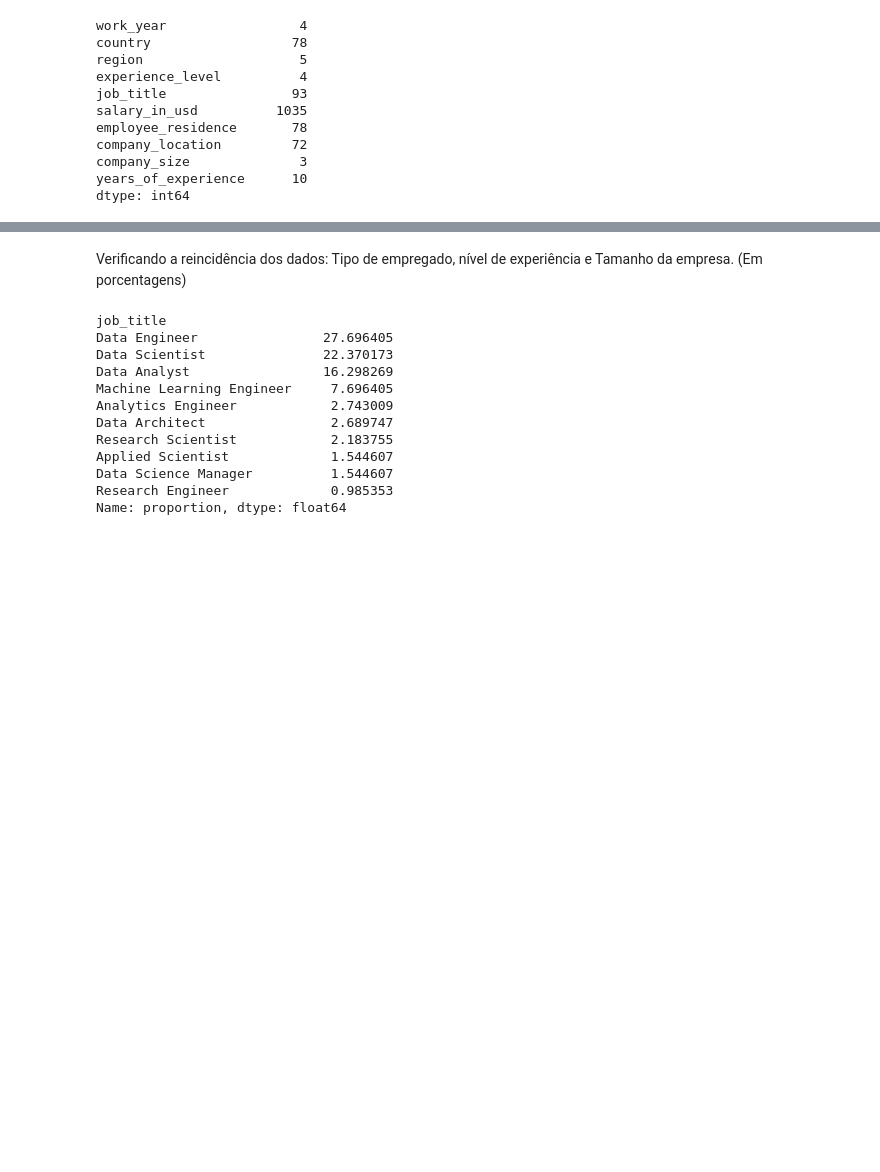
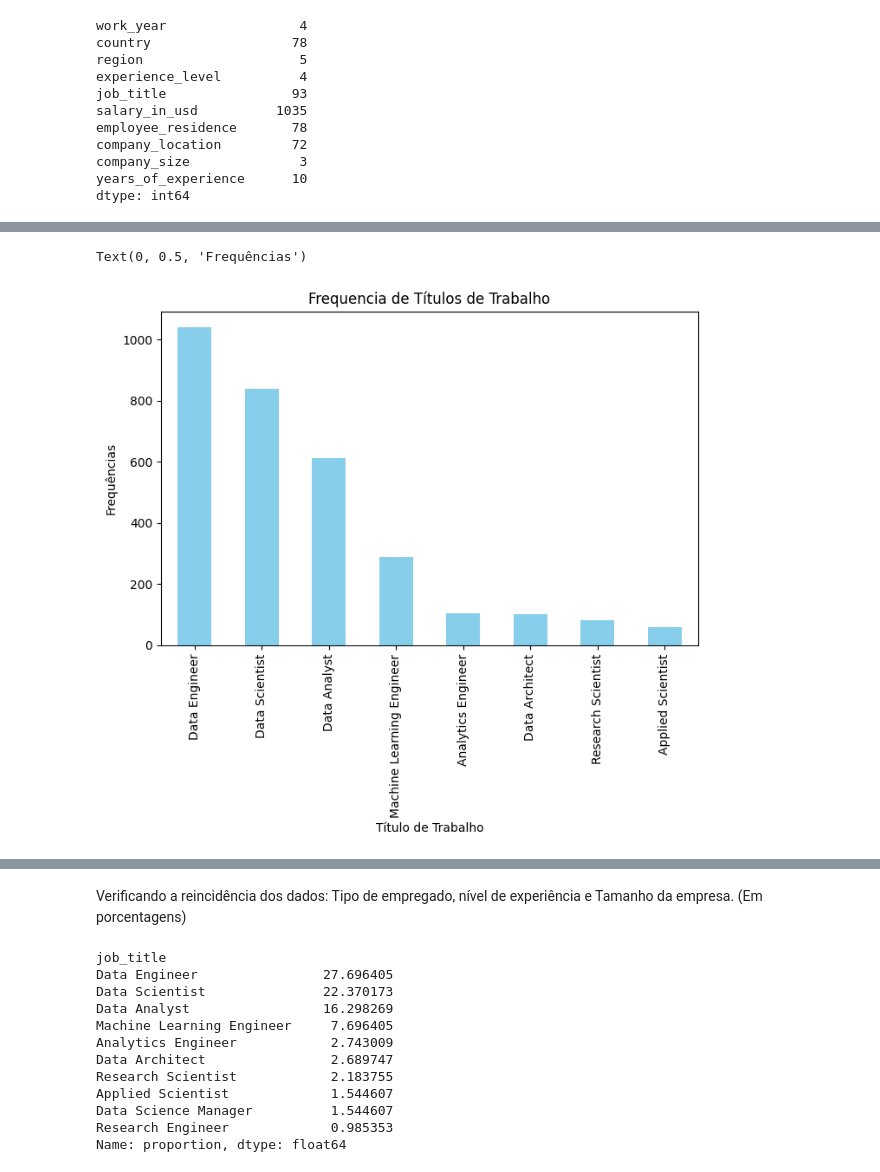
Before and after one commit to dingosin/desafiodnc, a Jupyter notebook: Desafio/analise_de_dados.ipynb, the cells around one changed output, grey strips where cells are left out. Drawn from its saved outputs; the diff is of its cells as text; code cells hidden in the pictures; blank space fills up the shorter version.

```diff
--- a/Desafio/analise_de_dados.ipynb
+++ b/Desafio/analise_de_dados.ipynb
@@ -118,0 +162,9 @@ dtype: int64
+# %%
+plt.figure(figsize=(8,5))
+freqjobtitle.head(8).plot(kind='bar', color='skyblue')
+plt.title('Frequencia de Títulos de Trabalho')
+plt.xlabel('Título de Trabalho')
+plt.ylabel('Frequências')
+# %% [output]
+Text(0, 0.5, 'Frequências')
+[figure, added]
```
Also changed, not shown: parts of 21 cells of this notebook.
